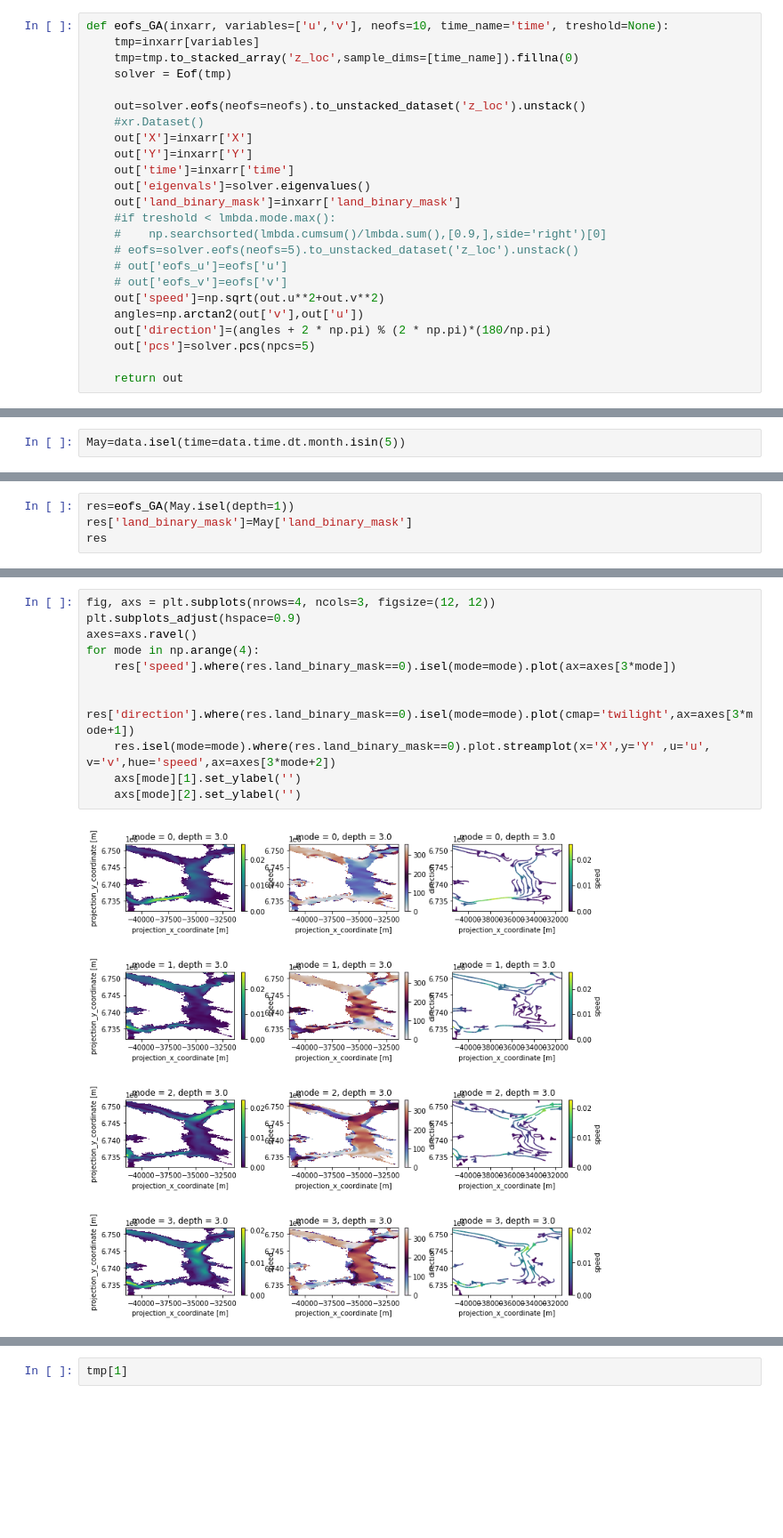
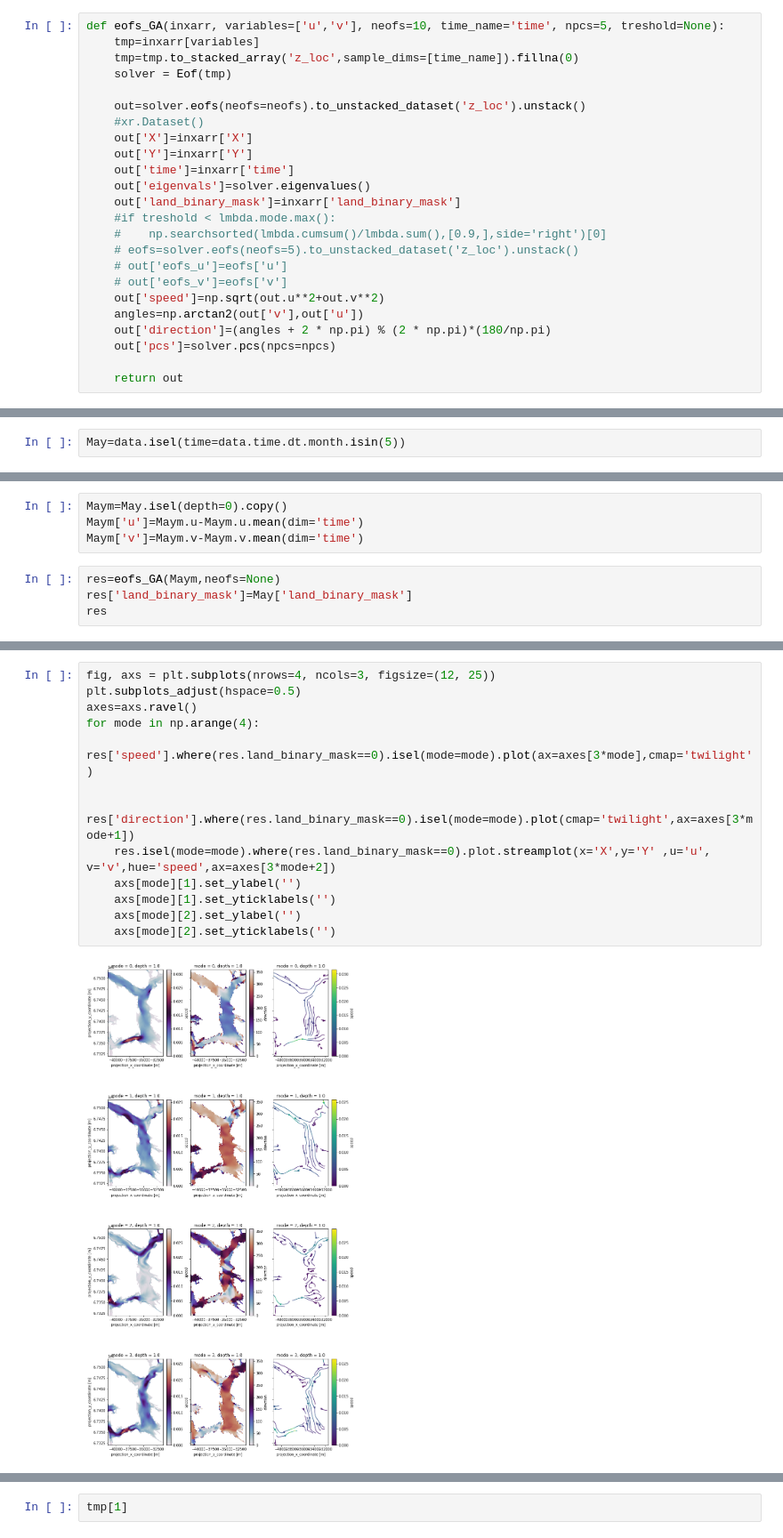
Before and after one commit to galendal/FACTS, a Jupyter notebook: eof_GA.ipynb, the cells around one changed output, grey strips where cells are left out. Shown at 89% size. Cells and saved outputs as stored; diff of their text form; blank space fills up the shorter version.

```diff
--- a/eof_GA.ipynb
+++ b/eof_GA.ipynb
@@ -13,7 +13,7 @@ import hvplot.xarray
 from eofs.xarray import Eof
 import glob
 # %%
-def eofs_GA(inxarr, variables=['u','v'], neofs=10, time_name='time', treshold=None):
+def eofs_GA(inxarr, variables=['u','v'], neofs=10, time_name='time', npcs=5, treshold=None):
     tmp=inxarr[variables]
     tmp=tmp.to_stacked_array('z_loc',sample_dims=[time_name]).fillna(0)
     solver = Eof(tmp)
@@ -33,7 +33,7 @@ def eofs_GA(inxarr, variables=['u','v'], neofs=10, time_name='time', treshold=No
     out['speed']=np.sqrt(out.u**2+out.v**2)
     angles=np.arctan2(out['v'],out['u'])
     out['direction']=(angles + 2 * np.pi) % (2 * np.pi)*(180/np.pi)
-    out['pcs']=solver.pcs(npcs=5)
+    out['pcs']=solver.pcs(npcs=npcs)
 
     return out
 # %%
@@ -77,5 +87,9 @@ May=data.isel(time=data.time.dt.month.isin(5))
+# %%
+Maym=May.isel(depth=0).copy()
+Maym['u']=Maym.u-Maym.u.mean(dim='time')
+Maym['v']=Maym.v-Maym.v.mean(dim='time')
 # %%
-res=eofs_GA(May.isel(depth=1))
+res=eofs_GA(Maym,neofs=None)
 res['land_binary_mask']=May['land_binary_mask']
 res
 # %% [output]
@@ -98,13 +113,15 @@ Data variables:
 # %%
-fig, axs = plt.subplots(nrows=4, ncols=3, figsize=(12, 12))
-plt.subplots_adjust(hspace=0.9)
+fig, axs = plt.subplots(nrows=4, ncols=3, figsize=(12, 25))
+plt.subplots_adjust(hspace=0.5)
 axes=axs.ravel()
 for mode in np.arange(4):
-    res['speed'].where(res.land_binary_mask==0).isel(mode=mode).plot(ax=axes[3*mode])
+    res['speed'].where(res.land_binary_mask==0).isel(mode=mode).plot(ax=axes[3*mode],cmap='twilight')
 
     res['direction'].where(res.land_binary_mask==0).isel(mode=mode).plot(cmap='twilight',ax=axes[3*mode+1])
     res.isel(mode=mode).where(res.land_binary_mask==0).plot.streamplot(x='X',y='Y' ,u='u', v='v',hue='speed',ax=axes[3*mode+2])
     axs[mode][1].set_ylabel('')
+    axs[mode][1].set_yticklabels('')
     axs[mode][2].set_ylabel('')
+    axs[mode][2].set_yticklabels('')
 # %% [output]
-[figure, old version]
+[figure, new version]
```
Also changed, not shown: parts of 28 cells of this notebook.
